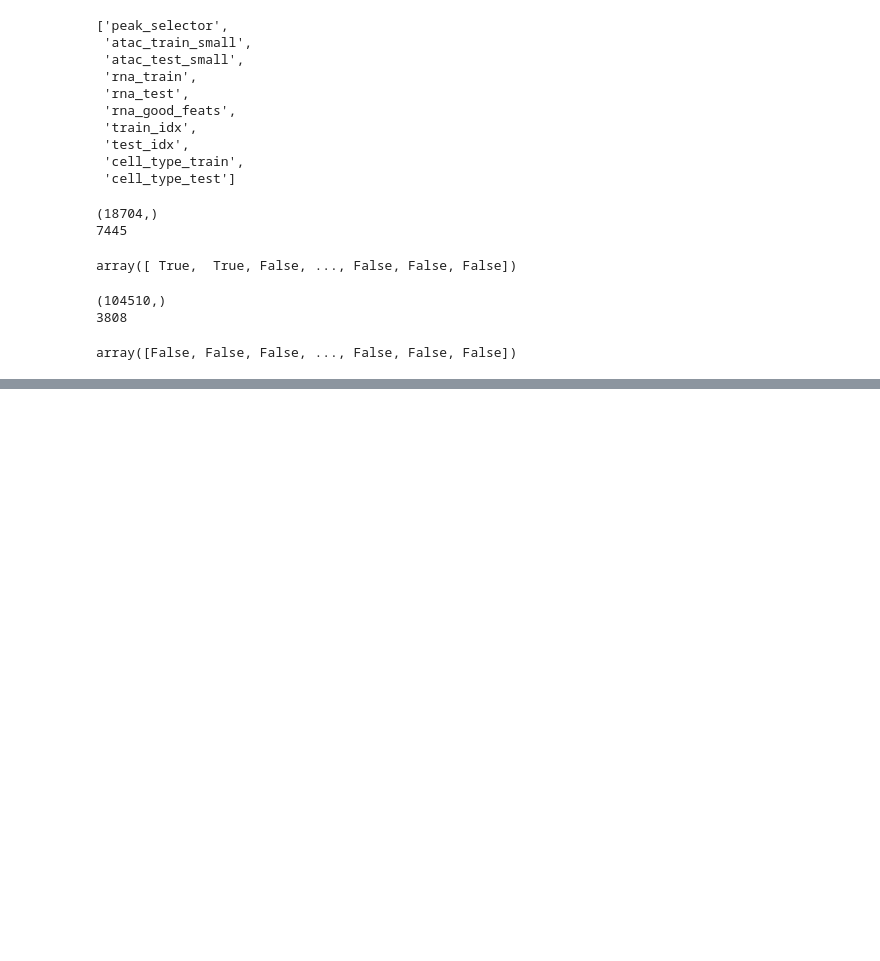
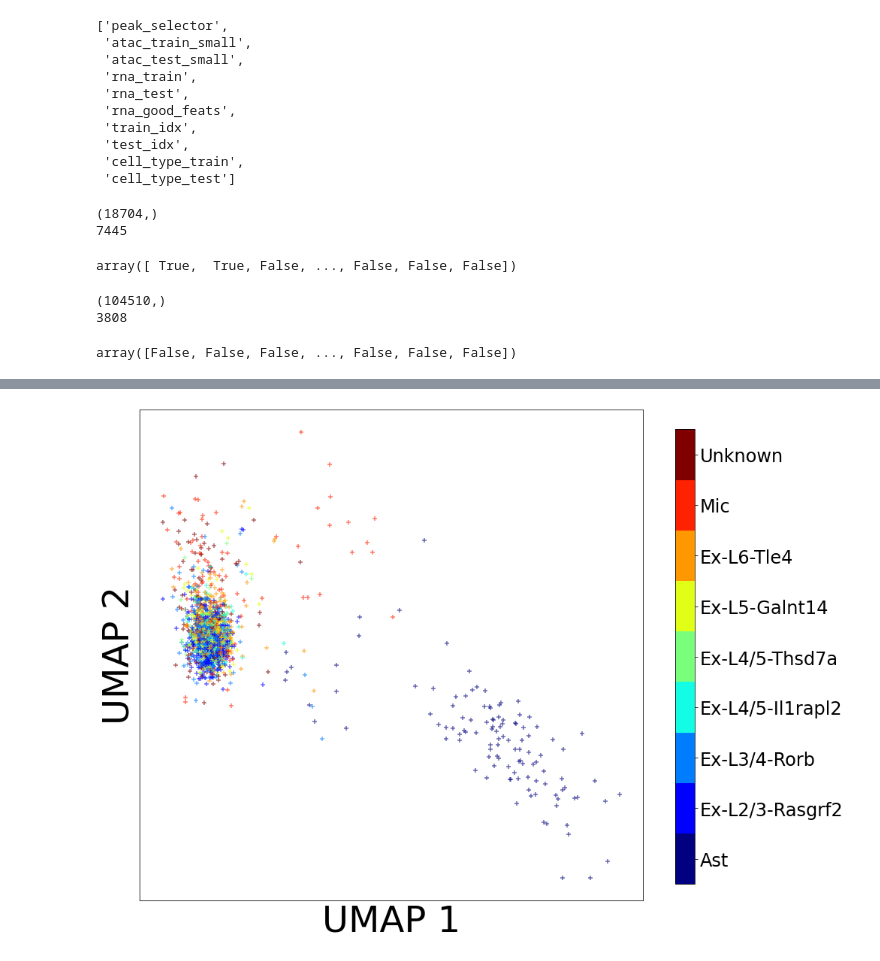
Before and after one commit to rogershijin/GANOLI, a Jupyter notebook: ganoli/models/scratch.ipynb, the cells around one changed output, grey strips where cells are left out. Drawn from its saved outputs; the diff is of its cells as text; code cells hidden in the pictures; blank space fills up the shorter version.

```diff
--- a/ganoli/models/scratch.ipynb
+++ b/ganoli/models/scratch.ipynb
@@ -177,0 +267,9 @@ array([False, False, False, ..., False, False, False])
+# %%
+from sklearn.decomposition import PCA
+
+rna_val = data['rna_test']
+reducer = PCA(n_components=2)
+rna_true_trans = reducer.fit_transform(rna_val)
+benplot.plot_lowdim_rep(rna_true_trans, rna_val_labels)
+# %% [output]
+[figure, added]
```
Also changed, not shown: parts of 31 cells of this notebook, 4 other files.
